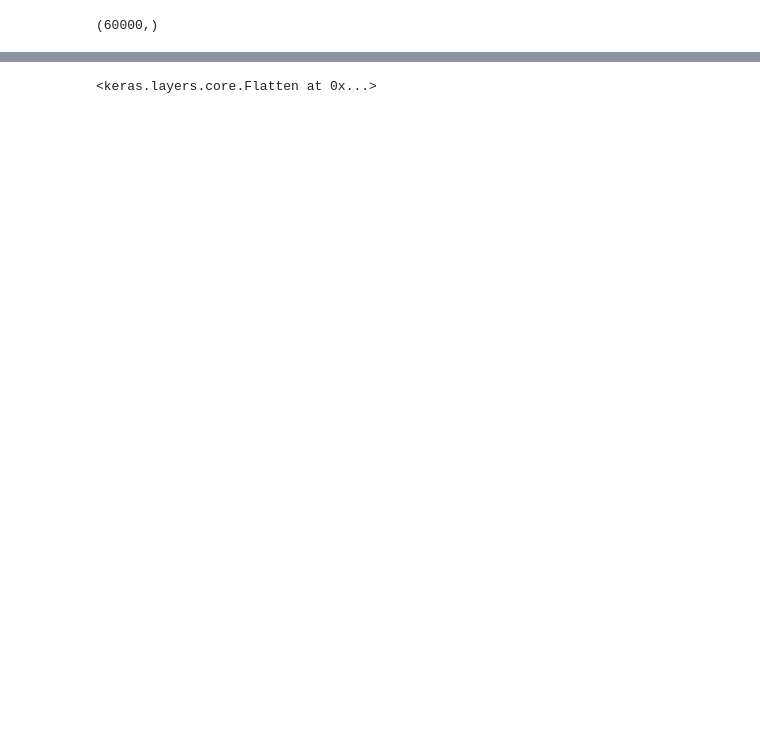
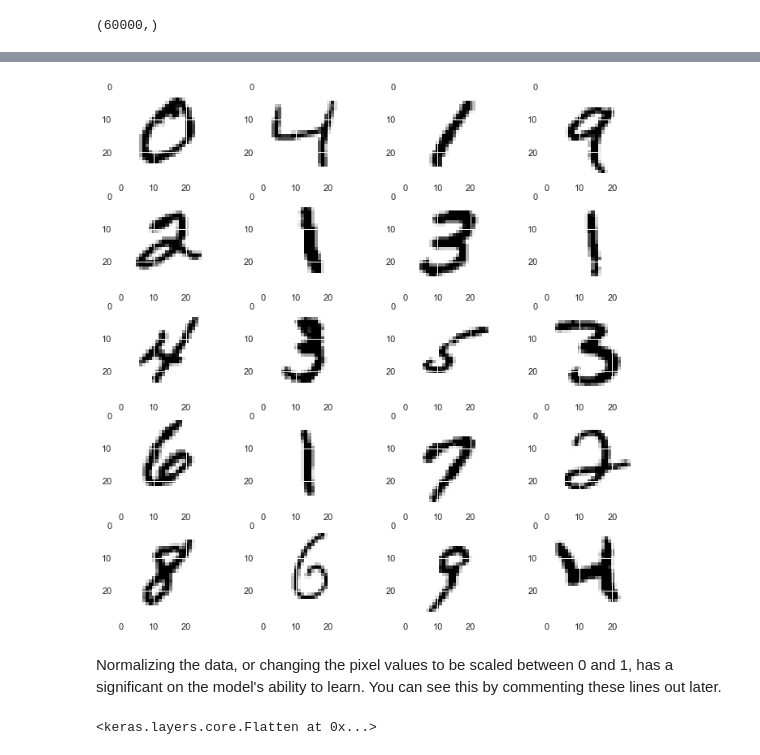
Before and after one commit to Unique-Divine/Hello-World-of-ML, a Jupyter notebook: Image Recognition/MNIST Digits - Neural Network/MNIST Digit Classification.ipynb, the cells around one changed output, grey strips where cells are left out. Saved outputs shown, nothing was run; the diff lists cells and outputs as text; code cells hidden in the pictures; blank space fills up the shorter version.

```diff
--- a/Image Recognition/MNIST Digits - Neural Network/MNIST Digit Classification.ipynb
+++ b/Image Recognition/MNIST Digits - Neural Network/MNIST Digit Classification.ipynb
@@ -45,0 +56,14 @@ y_train.shape
+# %%
+# To instead display as a black and white image
+fig=plt.figure(figsize=(12, 12))
+n_columns = 4
+n_rows = 5
+for i in range(1, n_columns * n_rows + 1):
+    img = x_train[i]
+    fig.add_subplot(n_rows, n_columns, i)
+    plt.imshow(img, cmap=plt.cm.binary)
+plt.show()
+# %% [output]
+[figure, added]
+# %% [markdown]
+Normalizing the data, or changing the pixel values to be scaled between 0 and 1, has a significant on the model's ability to learn. You can see this by commenting these lines out later.
```
Also changed, not shown: parts of 10 cells of this notebook.
